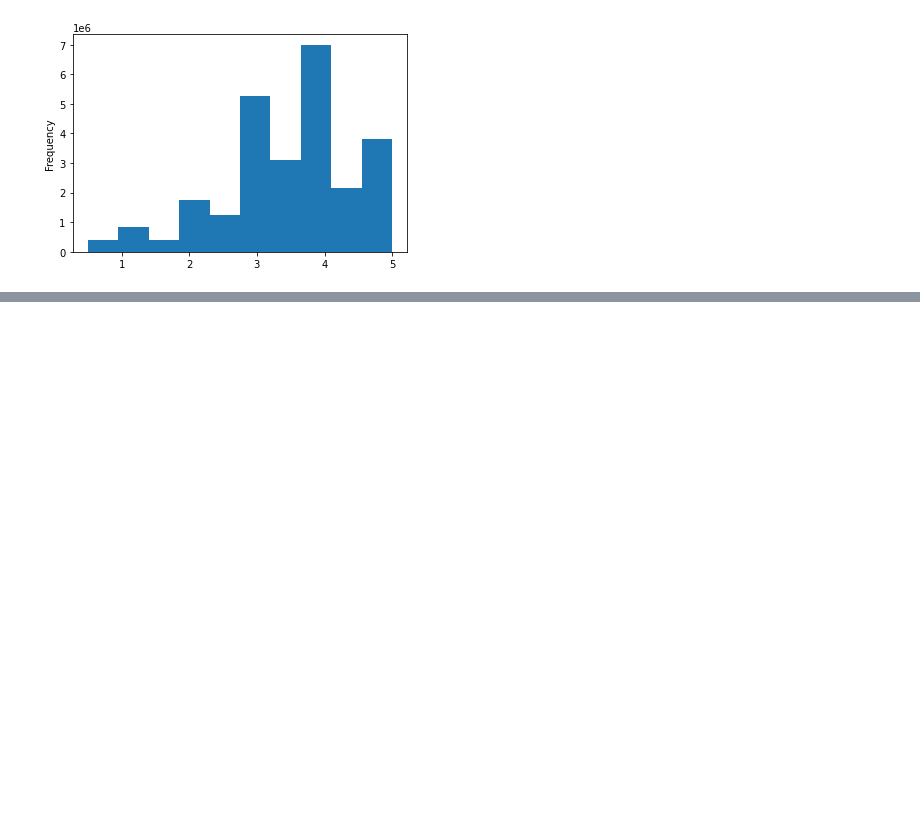
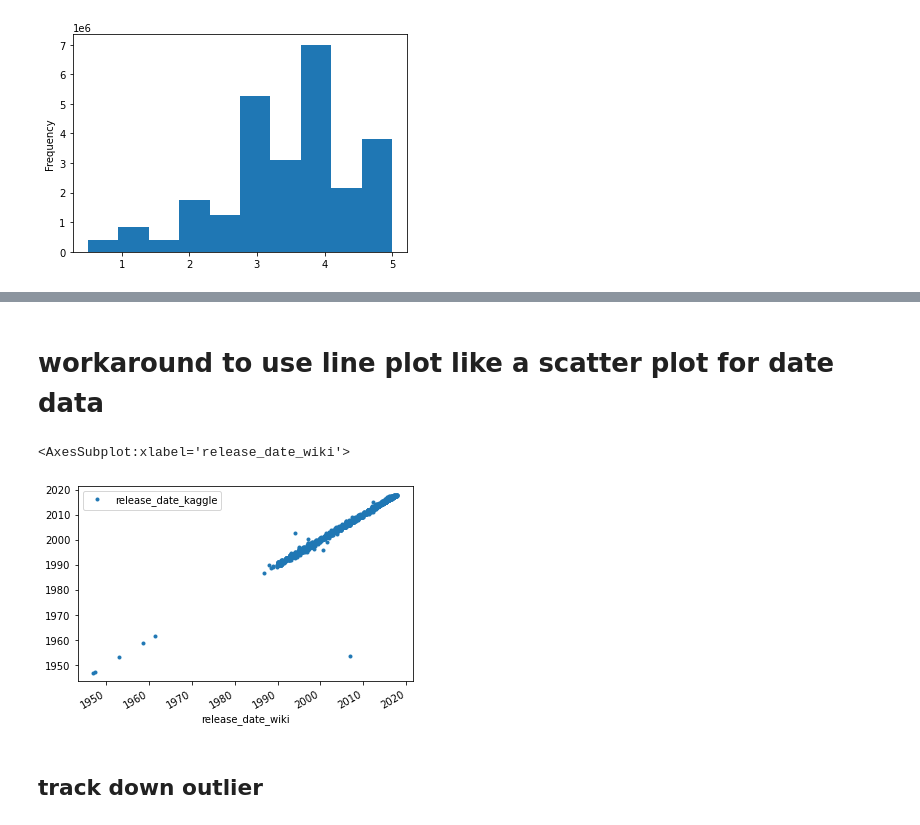
Before and after one commit to frankiebones/Movies-ETL, a Jupyter notebook: ETL.ipynb, the cells around one changed output, grey strips where cells are left out. Saved outputs shown, nothing was run; the diff lists cells and outputs as text; code cells hidden in the pictures; blank space fills up the shorter version.

```diff
--- a/ETL.ipynb
+++ b/ETL.ipynb
@@ -1057,0 +1205,9 @@ Name: rating, dtype: float64
+# %% [markdown]
+# workaround to use line plot like a scatter plot for date data
+# %%
+movies_df[['release_date_wiki','release_date_kaggle']].plot(x='release_date_wiki', y='release_date_kaggle', style='.')
+# %% [output]
+<AxesSubplot:xlabel='release_date_wiki'>
+[figure, added]
+# %% [markdown]
+## track down outlier
```
Also changed, not shown: parts of 53 cells of this notebook.
